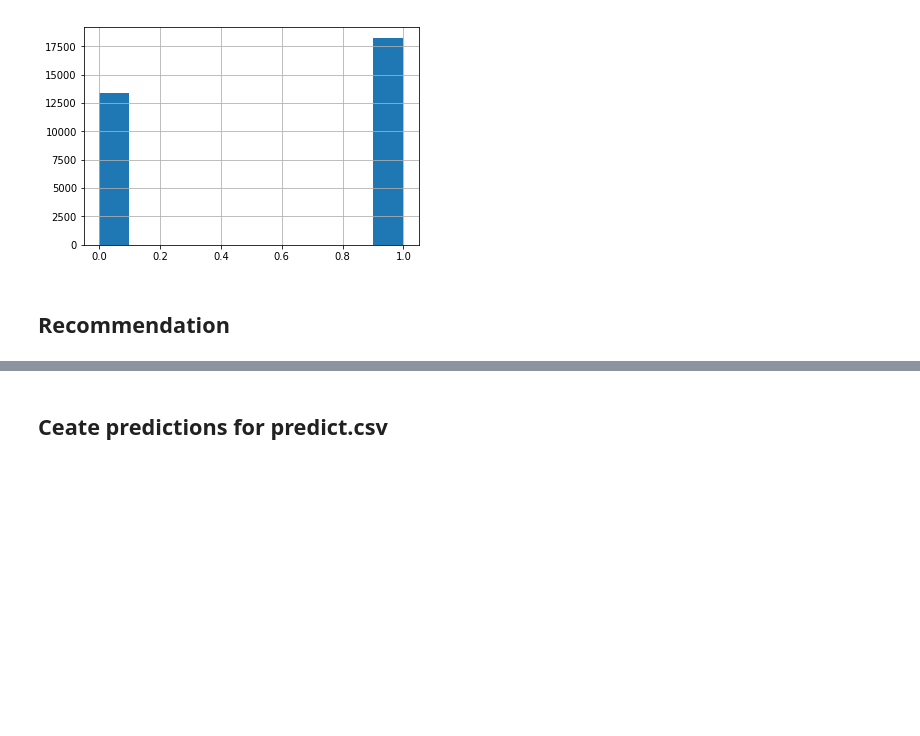
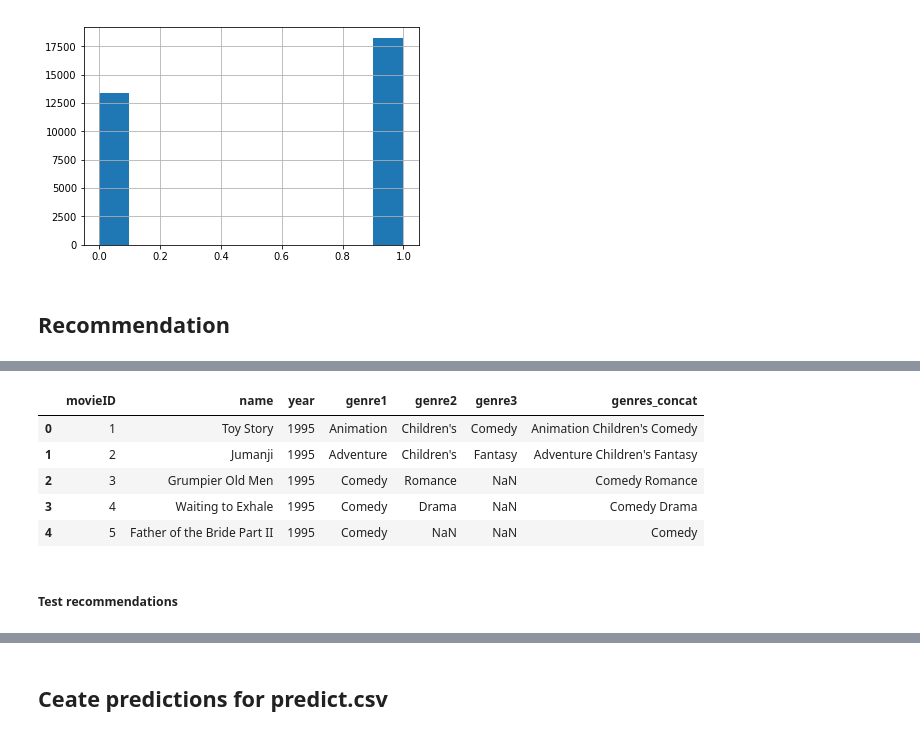
Before and after one commit to tobikuhlmann/movie-recommendation-lab, a Jupyter notebook: 535_project_tobi.ipynb, the cells around one changed output, grey strips where cells are left out. Cells and saved outputs as stored; diff of their text form; code cells hidden in the pictures; blank space fills up the shorter version.

```diff
--- a/535_project_tobi.ipynb
+++ b/535_project_tobi.ipynb
@@ -233,0 +247,5 @@ Inspired by: https://medium.com/@james_aka_yale/the-4-recommendation-engines-tha
+# %%
+# import movies
+movies = pd.read_csv("movies.tsv", sep='\t')
+print(f"Shape: {df.shape}")
+movies.head()
@@ -233,0 +260,16 @@ Inspired by: https://medium.com/@james_aka_yale/the-4-recommendation-engines-tha
+# %%
+# Preprocessing
+# Strip space at the end of string
+movies['name'] = movies['name'].str.rstrip()
+# Concat genres into one string
+movies['genres_concat'] = movies[['genre1', 'genre2', 'genre3']].astype(str).apply(' '.join, axis=1)
+# Remove nans in string and strip spaces at the end
+movies['genres_concat'] = movies['genres_concat'].str.replace('nan','').str.rstrip()
+movies.head()
+# %% [output]
+|  | movieID | name | year | genre1 | genre2 | genre3 | genres_concat |
+| 0 | 1 | Toy Story | 1995 | Animation | Children's | Comedy | Animation Children's Comedy |
+| 1 | 2 | Jumanji | 1995 | Adventure | Children's | Fantasy | Adventure Children's Fantasy |
+| 2 | 3 | Grumpier Old Men | 1995 | Comedy | Romance | NaN | Comedy Romance |
+| 3 | 4 | Waiting to Exhale | 1995 | Comedy | Drama | NaN | Comedy Drama |
+| 4 | 5 | Father of the Bride Part II | 1995 | Comedy | NaN | NaN | Comedy |
@@ -233,0 +303,2 @@ Inspired by: https://medium.com/@james_aka_yale/the-4-recommendation-engines-tha
+# %% [markdown]
+##### Test recommendations
```
Also changed, not shown: parts of 23 cells of this notebook.
